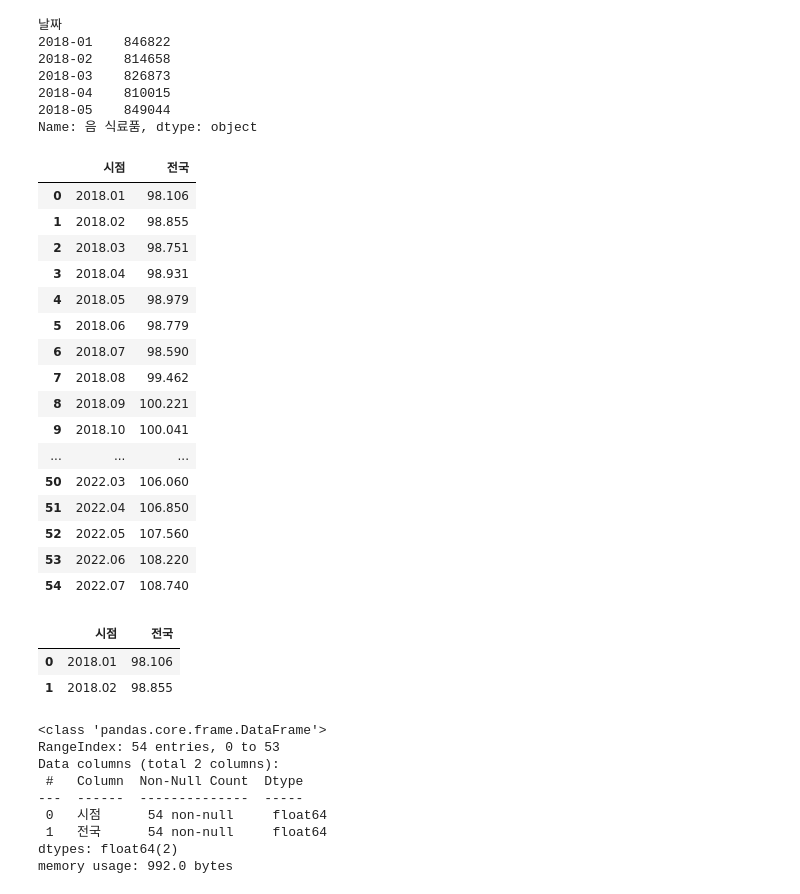
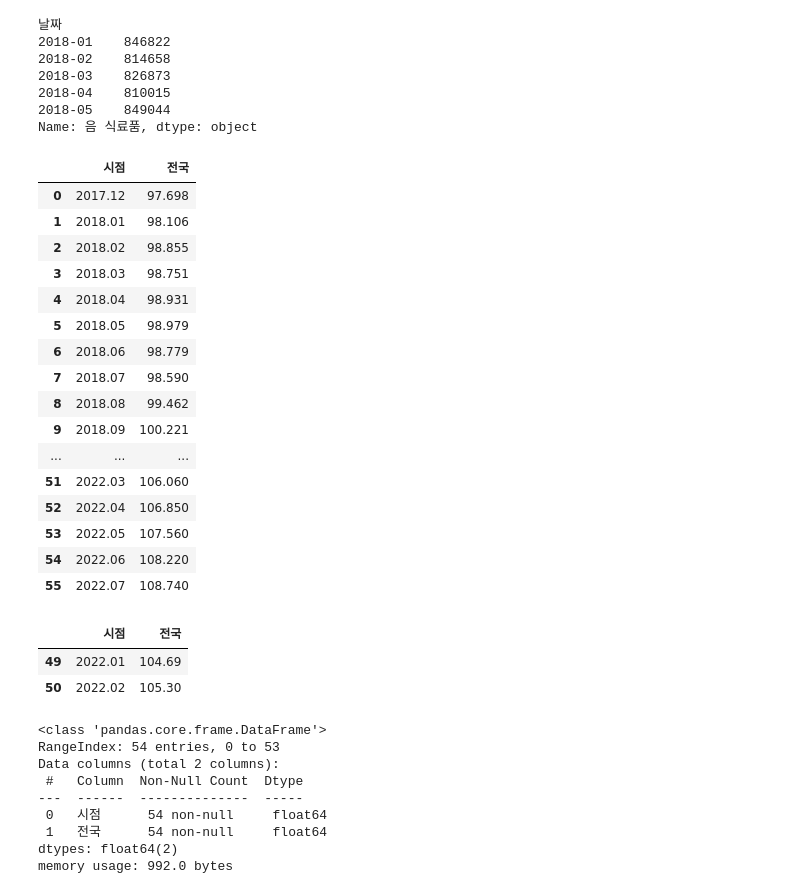
Before and after one commit to jkim0313/project1_dajopay, a Jupyter notebook: preprocess.ipynb, the cells around one changed output. Saved outputs shown, nothing was run; the diff lists cells and outputs as text; code cells hidden in the pictures.

```diff
--- a/preprocess.ipynb
+++ b/preprocess.ipynb
@@ -181,33 +222,33 @@ df_food.head()
 2018-05    849044
 Name: 음 식료품, dtype: object
 # %%
-cpi_df = pd.read_csv('./data/소비자물가지수_2020100__20220803183830.csv', encoding='CP949')
+cpi_df = pd.read_csv('./data/소비자물가지수_2020100__20220808153727.csv', encoding='CP949')
 cpi_df
 # %% [output]
 |  | 시점 | 전국 |
-| 0 | 2018.01 | 98.106 |
-| 1 | 2018.02 | 98.855 |
-| 2 | 2018.03 | 98.751 |
-| 3 | 2018.04 | 98.931 |
-| 4 | 2018.05 | 98.979 |
-| 5 | 2018.06 | 98.779 |
-| 6 | 2018.07 | 98.590 |
-| 7 | 2018.08 | 99.462 |
-| 8 | 2018.09 | 100.221 |
-| 9 | 2018.10 | 100.041 |
+| 0 | 2017.12 | 97.698 |
+| 1 | 2018.01 | 98.106 |
+| 2 | 2018.02 | 98.855 |
+| 3 | 2018.03 | 98.751 |
+| 4 | 2018.04 | 98.931 |
+| 5 | 2018.05 | 98.979 |
+| 6 | 2018.06 | 98.779 |
+| 7 | 2018.07 | 98.590 |
+| 8 | 2018.08 | 99.462 |
+| 9 | 2018.09 | 100.221 |
 | ... | ... | ... |
-| 50 | 2022.03 | 106.060 |
-| 51 | 2022.04 | 106.850 |
-| 52 | 2022.05 | 107.560 |
-| 53 | 2022.06 | 108.220 |
-| 54 | 2022.07 | 108.740 |
+| 51 | 2022.03 | 106.060 |
+| 52 | 2022.04 | 106.850 |
+| 53 | 2022.05 | 107.560 |
+| 54 | 2022.06 | 108.220 |
+| 55 | 2022.07 | 108.740 |
 # %%
-cpi_df = cpi_df.iloc[:-1]
-cpi_df.head(2)
+cpi_df = cpi_df.iloc[:-5]
+cpi_df.tail(2)
 # %% [output]
 |  | 시점 | 전국 |
-| 0 | 2018.01 | 98.106 |
-| 1 | 2018.02 | 98.855 |
+| 49 | 2022.01 | 104.69 |
+| 50 | 2022.02 | 105.30 |
 # %%
 cpi_df.info()
 # %% [output]
```
Also changed, not shown: parts of 6 cells of this notebook.
